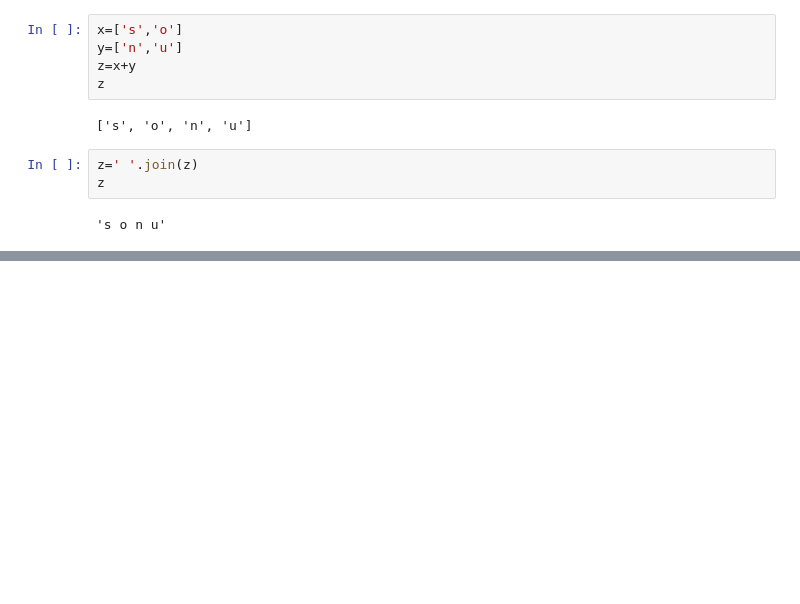
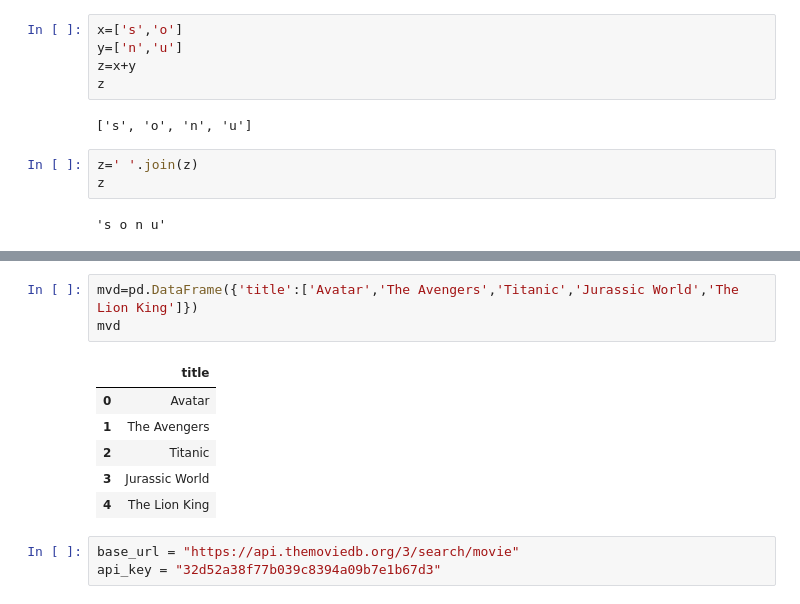
Before and after one commit to Loka189/moviementor, a Jupyter notebook: Rough.ipynb, the cells around one changed output, grey strips where cells are left out. Saved outputs shown, nothing was run; the diff lists cells and outputs as text; blank space fills up the shorter version.

```diff
--- a/Rough.ipynb
+++ b/Rough.ipynb
@@ -403,0 +404,13 @@ x.tail()
+# %%
+mvd=pd.DataFrame({'title':['Avatar','The Avengers','Titanic','Jurassic World','The Lion King']})
+mvd
+# %% [output]
+|  | title |
+| 0 | Avatar |
+| 1 | The Avengers |
+| 2 | Titanic |
+| 3 | Jurassic World |
+| 4 | The Lion King |
+# %%
+base_url = "https://api.themoviedb.org/3/search/movie"
+api_key = "32d52a38f77b039c8394a09b7e1b67d3"
```
Also changed, not shown: parts of 4 cells of this notebook, 7 other files.
